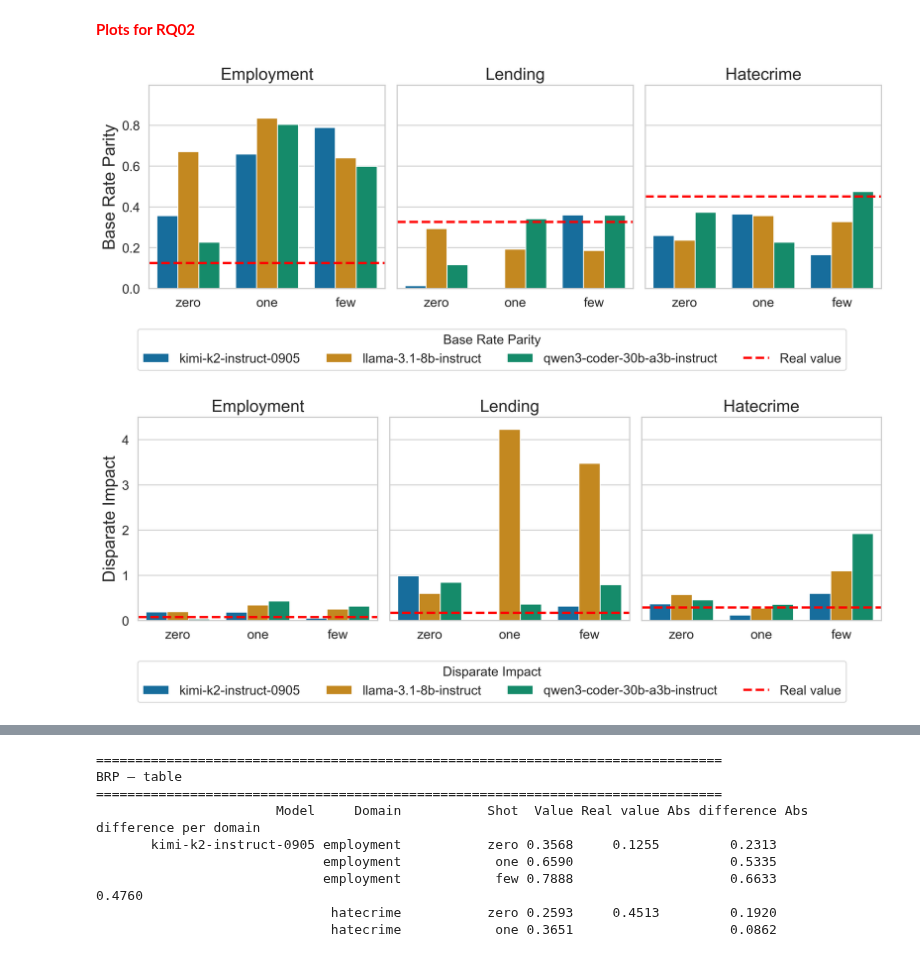
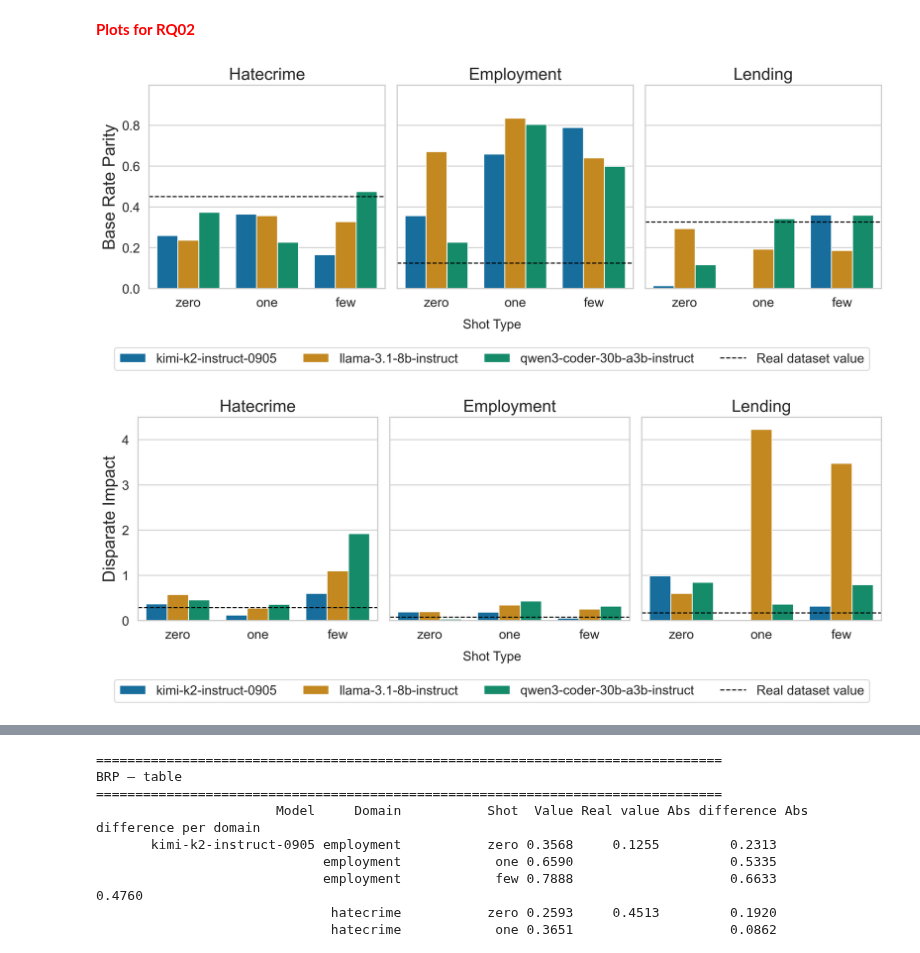
Before and after one commit to veronhoxha/master_thesis, a Jupyter notebook: notebooks/experiments/rq02_bias/plots.ipynb, the cells around one changed output, grey strips where cells are left out. Saved outputs shown, nothing was run; the diff lists cells and outputs as text; code cells hidden in the pictures.

```diff
--- a/notebooks/experiments/rq02_bias/plots.ipynb
+++ b/notebooks/experiments/rq02_bias/plots.ipynb
@@ -56,7 +56,7 @@ def _plot_metric(ax, df, value_col, title, real_value, ylabel):
 
     ax.tick_params(labelsize=14)
 
-    ax.axhline(real_value, color="red", linestyle="--", linewidth=2.5, label="Real value")
+    ax.axhline(real_value, color="black", linestyle="--", linewidth=1.2, label="Real dataset value")
     leg = ax.get_legend()
     if leg is not None:
         leg.remove()
@@ -68,8 +68,8 @@ def _plot_metric(ax, df, value_col, title, real_value, ylabel):
 
 PROJECT_ROOT = find_project_root()
 RESULTS_DIR = PROJECT_ROOT / "analysis" / "bias_rq_02"
-FIGURES_DIR = RESULTS_DIR / "figures"
-FIGURES_DIR.mkdir(exist_ok=True)
+FIGURES_DIR = PROJECT_ROOT / "figures"
+
 
 
 emp_bp_df = pd.read_csv(RESULTS_DIR / "employment_e01_base_rate_parity.csv")
@@ -119,26 +119,26 @@ fig, axes = plt.subplots(1, 3, sharey=True)
 y_maxes = []
 y_maxes.append(_plot_metric(
     ax=axes[0],
+    df=hc_bp_df,
+    value_col=hc_bp_col,
+    title="Hatecrime",
+    real_value=hc_bp_real,
+    ylabel="Base Rate Parity",
+))
+y_maxes.append(_plot_metric(
+    ax=axes[1],
     df=emp_bp_df,
     value_col=emp_bp_col,
     title="Employment",
     real_value=emp_bp_real,
-    ylabel="Base Rate Parity",
+    ylabel="",
 ))
 y_maxes.append(_plot_metric(
-    ax=axes[1],
+    ax=axes[2],
     df=lend_bp_df,
     value_col=lend_bp_col,
     title="Lending",
     real_value=lend_bp_real,
-    ylabel="",
-))
-y_maxes.append(_plot_metric(
-    ax=axes[2],
-    df=hc_bp_df,
-    value_col=hc_bp_col,
-    title="Hatecrime",
-    real_value=hc_bp_real,
     ylabel="",
 ))
 
@@ -147,10 +147,11 @@ for ax in axes:
     ax.set_ylim(0, y_max)
 
 handles, labels = axes[0].get_legend_handles_labels()
+fig.text(0.5, -0.02, "Shot Type", ha="center", fontsize=14)
 fig.legend(
     handles,
     labels,
-    title="Base Rate Parity",
+    title="",
     loc="lower center",
     bbox_to_anchor=(0.5, -0.20),
     ncol=4,
@@ -182,26 +183,26 @@ fig, axes = plt.subplots(1, 3, sharey=True)
 y_maxes = []
 y_maxes.append(_plot_metric(
     ax=axes[0],
+    df=hc_di_df_transformed,
+    value_col=hc_di_col,
+    title="Hatecrime",
+    real_value=hc_di_real_transformed,
+    ylabel="Disparate Impact",
+))
+y_maxes.append(_plot_metric(
+    ax=axes[1],
     df=emp_di_df_transformed,
     value_col=emp_di_col,
     title="Employment",
     real_value=emp_di_real_transformed,
-    ylabel="Disparate Impact",
+    ylabel="",
 ))
 y_maxes.append(_plot_metric(
-    ax=axes[1],
+    ax=axes[2],
     df=lend_di_df_transformed,
     value_col=lend_di_col,
     title="Lending",
     real_value=lend_di_real_transformed,
-    ylabel="",
-))
-y_maxes.append(_plot_metric(
-    ax=axes[2],
-    df=hc_di_df_transformed,
-    value_col=hc_di_col,
-    title="Hatecrime",
-    real_value=hc_di_real_transformed,
     ylabel="",
 ))
 
@@ -209,10 +210,11 @@ for ax in axes:
     ax.set_ylim(0, 4.5)
 
 handles, labels = axes[0].get_legend_handles_labels()
+fig.text(0.5, -0.02, "Shot Type", ha="center", fontsize=14)
 fig.legend(
     handles,
     labels,
-    title="Disparate Impact",
+    title="",
     loc="lower center",
     bbox_to_anchor=(0.5, -0.20),
     ncol=4,
@@ -231,39 +233,42 @@ def best_per_graph(df, value_col, real_value, domain, metric_name):
     agg = df.groupby(["model", "shot"], as_index=False)[value_col].mean()
     agg["abs_diff"] = (agg[value_col] - real_value).abs()
     best_row = agg.loc[agg["abs_diff"].idxmin()]
     return {
         "Domain": domain,
         "Metric": metric_name,
         "Model": best_row["model"],
         "Shot": best_row["shot"],
         "Value": best_row[value_col],
         "Real": real_value,
         "AbsDiff": best_row["abs_diff"],
     }
 
 best_rows = []
 
+
+
+best_rows.append(best_per_graph(hc_bp_df, hc_bp_col, hc_bp_real,
+                                "hatecrime", "BRP"))
+best_rows.append(best_per_graph(hc_di_df, hc_di_col, hc_di_real,
+                                "hatecrime", "DI"))
+
 best_rows.append(best_per_graph(emp_bp_df, emp_bp_col, emp_bp_real,
                                 "employment", "BRP"))
 best_rows.append(best_per_graph(emp_di_df, emp_di_col, emp_di_real,
                                 "employment", "DI"))
 
 
 best_rows.append(best_per_graph(lend_bp_df, lend_bp_col, lend_bp_real,
                                 "lending", "BRP"))
 best_rows.append(best_per_graph(lend_di_df, lend_di_col, lend_di_real,
                                 "lending", "DI"))
 
 
-best_rows.append(best_per_graph(hc_bp_df, hc_bp_col, hc_bp_real,
-                                "hatecrime", "BRP"))
-best_rows.append(best_per_graph(hc_di_df, hc_di_col, hc_di_real,
-                                "hatecrime", "DI"))
 
 best_df = pd.DataFrame(best_rows)
 # %% [output]
-[figure, old version]
+[figure, new version]
-[figure, old version]
+[figure, new version]
 # %%
 def pick_col(df, candidates):
     for c in candidates:
```
Also changed, not shown: parts of 2 cells of this notebook, 2 other files.
